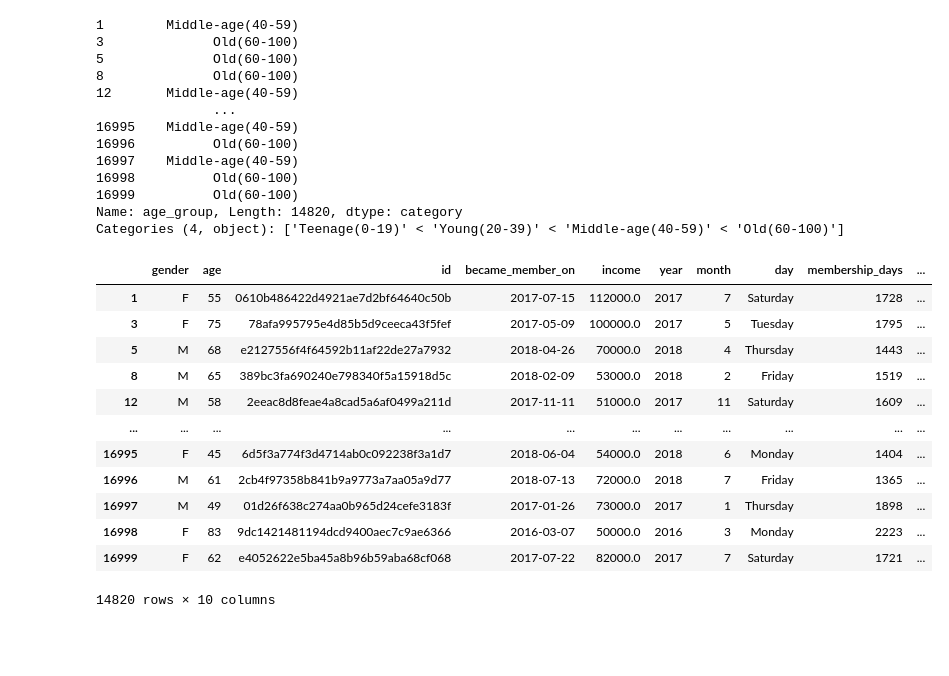
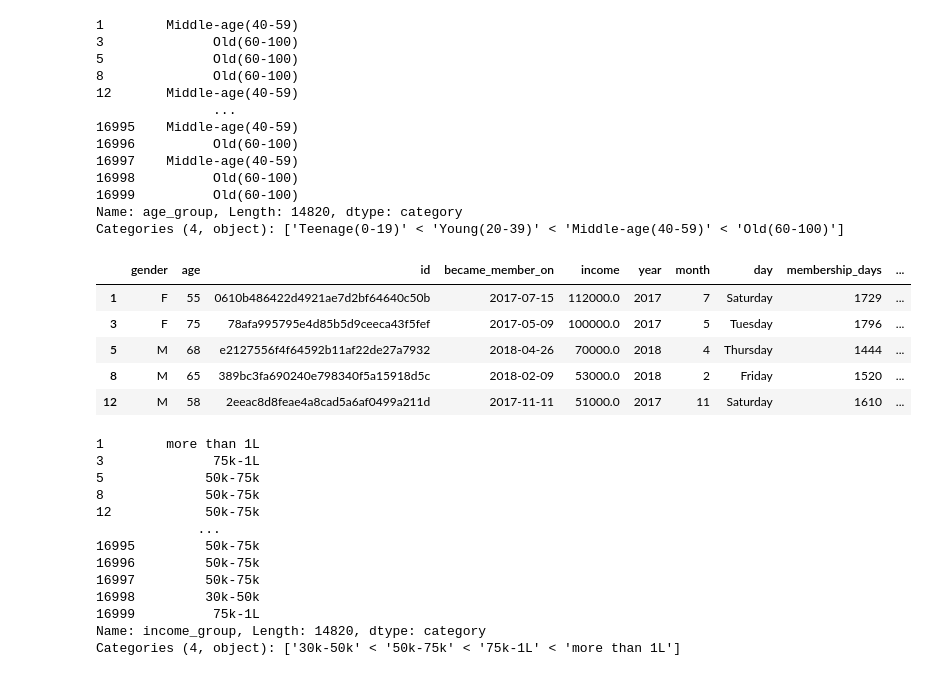
Before and after one commit to aryatalathi/Personalized-marketing-and-targeted-advertising, a Jupyter notebook: personalized-marketing.ipynb, the cells around one changed output. Saved outputs shown, nothing was run; the diff lists cells and outputs as text; code cells hidden in the pictures; blank space fills up the shorter version.

```diff
--- a/personalized-marketing.ipynb
+++ b/personalized-marketing.ipynb
@@ -166,22 +166,33 @@ Categories (4, object): ['Teenage(0-19)' < 'Young(20-39)' < 'Middle-age(40-59)'
 # %%
 from sklearn.preprocessing import LabelEncoder
 
 profile = profile.copy(deep = True)
-le_id = LabelEncoder()
-profile['age_group'] = le_id.fit_transform(profile['age_group'])
+le_age = LabelEncoder()
+profile['age_group'] = le_age.fit_transform(profile['age_group'])
 profile.head(5)
-profile
 # %% [output]
 |  | gender | age | id | became_member_on | income | year | month | day | membership_days | ... |
-| 1 | F | 55 | 0610b486422d4921ae7d2bf64640c50b | 2017-07-15 | 112000.0 | 2017 | 7 | Saturday | 1728 | ... |
-| 3 | F | 75 | 78afa995795e4d85b5d9ceeca43f5fef | 2017-05-09 | 100000.0 | 2017 | 5 | Tuesday | 1795 | ... |
-| 5 | M | 68 | e2127556f4f64592b11af22de27a7932 | 2018-04-26 | 70000.0 | 2018 | 4 | Thursday | 1443 | ... |
-| 8 | M | 65 | 389bc3fa690240e798340f5a15918d5c | 2018-02-09 | 53000.0 | 2018 | 2 | Friday | 1519 | ... |
-| 12 | M | 58 | 2eeac8d8feae4a8cad5a6af0499a211d | 2017-11-11 | 51000.0 | 2017 | 11 | Saturday | 1609 | ... |
-| ... | ... | ... | ... | ... | ... | ... | ... | ... | ... | ... |
-| 16995 | F | 45 | 6d5f3a774f3d4714ab0c092238f3a1d7 | 2018-06-04 | 54000.0 | 2018 | 6 | Monday | 1404 | ... |
-| 16996 | M | 61 | 2cb4f97358b841b9a9773a7aa05a9d77 | 2018-07-13 | 72000.0 | 2018 | 7 | Friday | 1365 | ... |
-| 16997 | M | 49 | 01d26f638c274aa0b965d24cefe3183f | 2017-01-26 | 73000.0 | 2017 | 1 | Thursday | 1898 | ... |
-| 16998 | F | 83 | 9dc1421481194dcd9400aec7c9ae6366 | 2016-03-07 | 50000.0 | 2016 | 3 | Monday | 2223 | ... |
-| 16999 | F | 62 | e4052622e5ba45a8b96b59aba68cf068 | 2017-07-22 | 82000.0 | 2017 | 7 | Saturday | 1721 | ... |
+| 1 | F | 55 | 0610b486422d4921ae7d2bf64640c50b | 2017-07-15 | 112000.0 | 2017 | 7 | Saturday | 1729 | ... |
+| 3 | F | 75 | 78afa995795e4d85b5d9ceeca43f5fef | 2017-05-09 | 100000.0 | 2017 | 5 | Tuesday | 1796 | ... |
+| 5 | M | 68 | e2127556f4f64592b11af22de27a7932 | 2018-04-26 | 70000.0 | 2018 | 4 | Thursday | 1444 | ... |
+| 8 | M | 65 | 389bc3fa690240e798340f5a15918d5c | 2018-02-09 | 53000.0 | 2018 | 2 | Friday | 1520 | ... |
+| 12 | M | 58 | 2eeac8d8feae4a8cad5a6af0499a211d | 2017-11-11 | 51000.0 | 2017 | 11 | Saturday | 1610 | ... |
-14820 rows × 10 columns
+# %%
+profile['income_group'] = pd.cut(x=profile['income'], bins=[30000, 50000, 75000, 100000, 120000],
+                    labels=['30k-50k', '50k-75k','75k-1L',
+                            'more than 1L'], include_lowest=True)
+profile['income_group']
+# %% [output]
+1        more than 1L
+3              75k-1L
+5             50k-75k
+8             50k-75k
+12            50k-75k
+             ...
+16995         50k-75k
+16996         50k-75k
+16997         50k-75k
+16998         30k-50k
+16999          75k-1L
+Name: income_group, Length: 14820, dtype: category
+Categories (4, object): ['30k-50k' < '50k-75k' < '75k-1L' < 'more than 1L']
```
Also changed, not shown: parts of 21 cells of this notebook.
